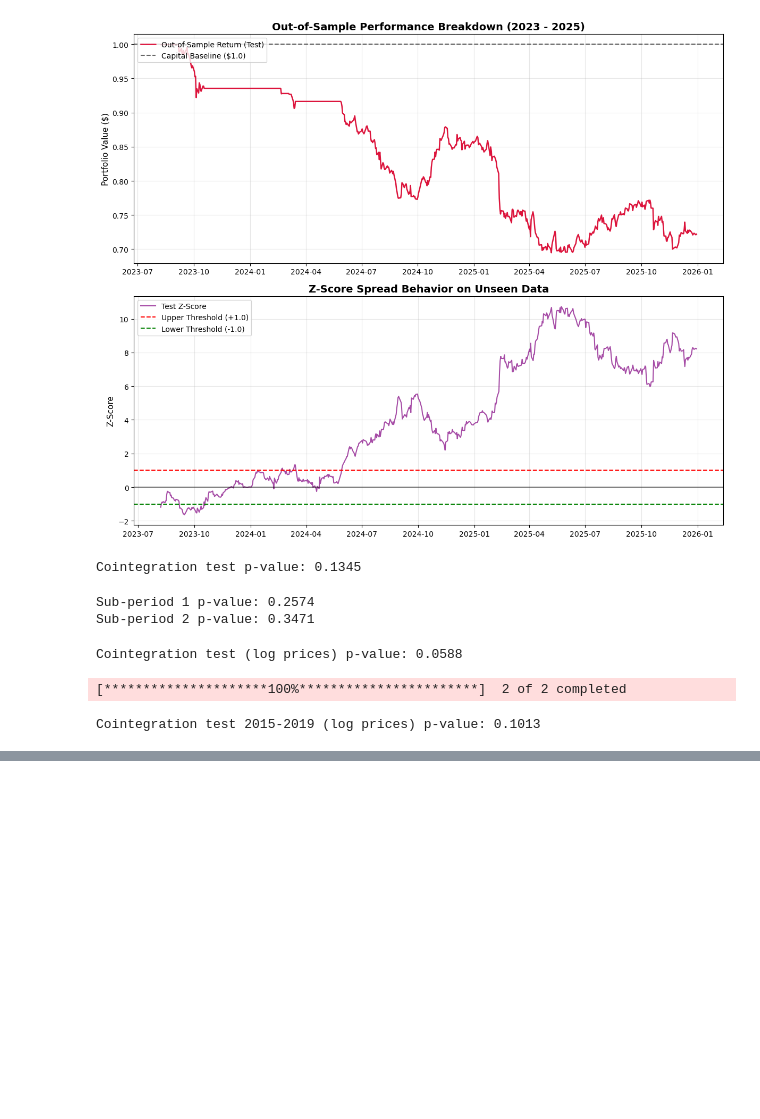
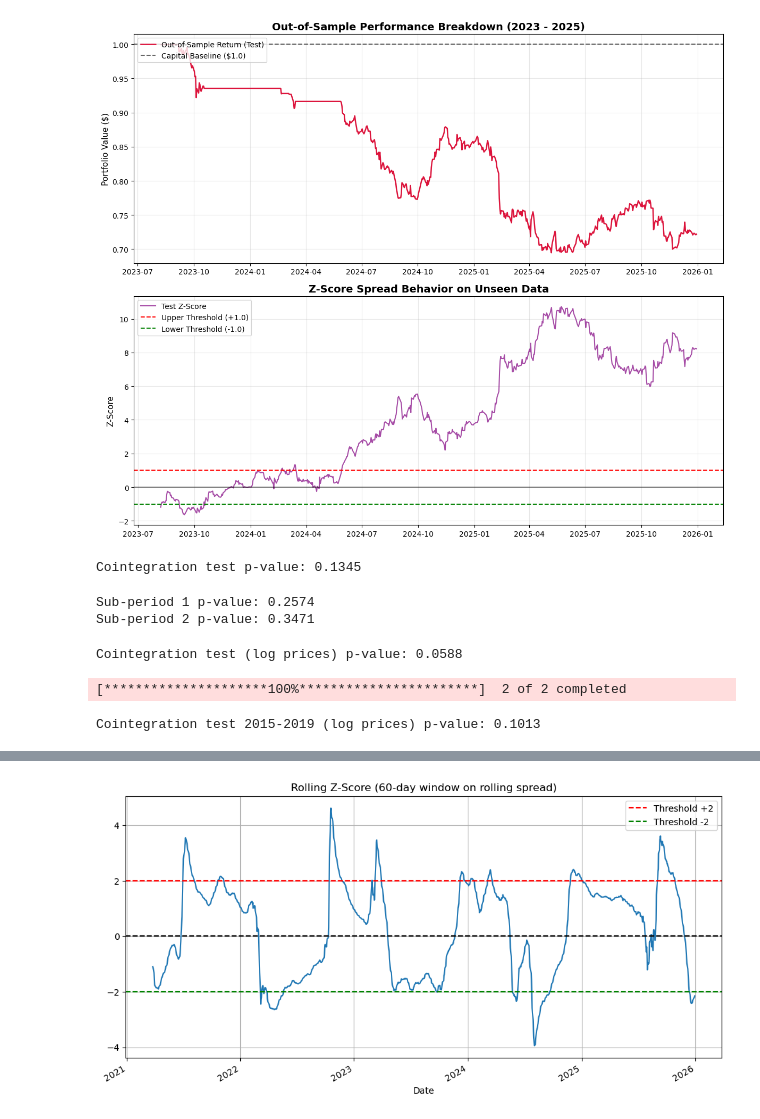
Before and after one commit to 4ammi/pairs-trading-statistical-arbitrage, a Jupyter notebook: cointegrated_pairs_trading.ipynb, the cells around one changed output, grey strips where cells are left out. Cells and saved outputs as stored; diff of their text form; code cells hidden in the pictures; blank space fills up the shorter version.

```diff
--- a/cointegrated_pairs_trading.ipynb
+++ b/cointegrated_pairs_trading.ipynb
@@ -282,0 +310,10 @@ Cointegration test 2015-2019 (log prices) p-value: 0.1013
+# %%
+z_rolling.dropna().plot(figsize=(12, 6), title="Rolling Z-Score (60-day window on rolling spread)")
+plt.axhline(0, color='black', linestyle='--')
+plt.axhline(2.0, color='red', linestyle='--', label='Threshold +2')
+plt.axhline(-2.0, color='green', linestyle='--', label='Threshold -2')
+plt.legend()
+plt.grid(True)
+plt.show()
+# %% [output]
+[figure, added]
```
Also changed, not shown: parts of 11 cells of this notebook.
